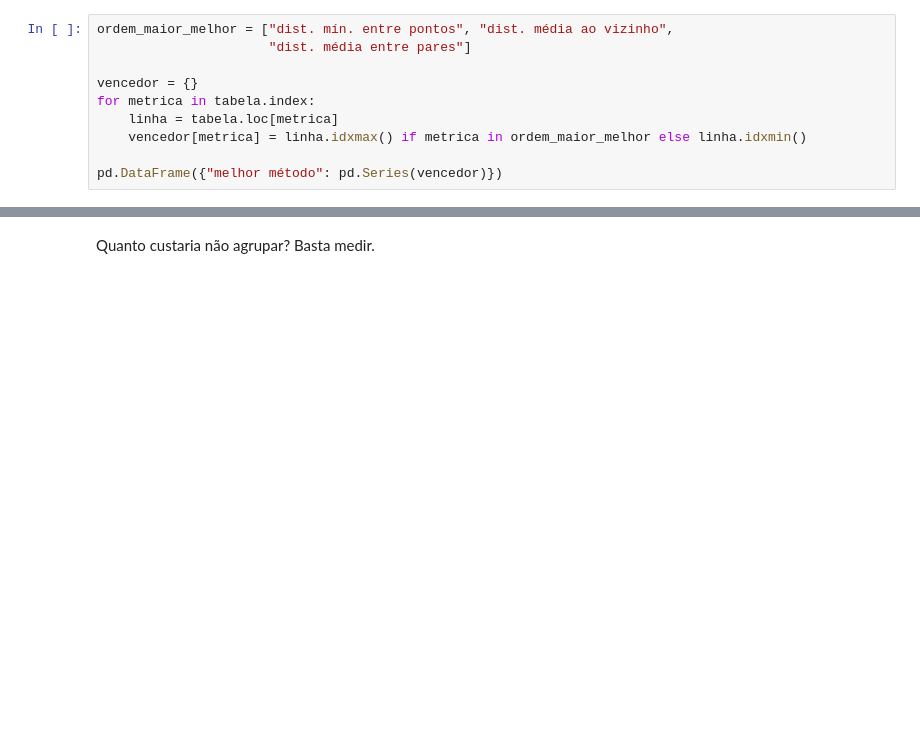
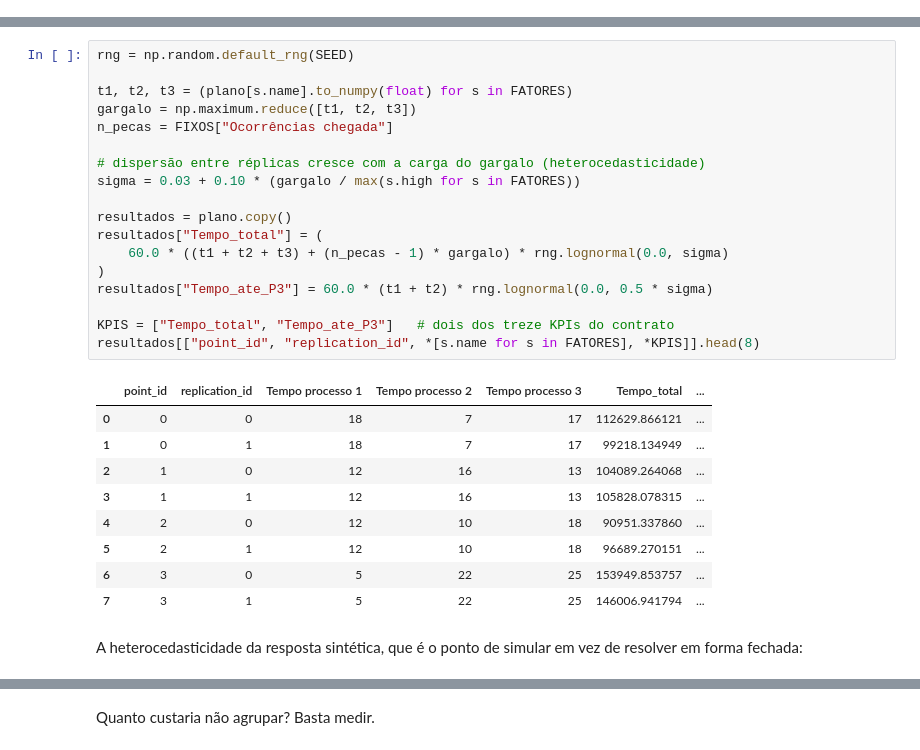
Before and after one commit to MatzkinGurza/DES-Explainable_Surrogates-FW, a Jupyter notebook: Código/notebooks/pipeline.ipynb, the cells around one changed output, grey strips where cells are left out. Saved outputs shown, nothing was run; the diff lists cells and outputs as text; blank space fills up the shorter version.

Commit message:
monografia save point before adding corrected implementation

```diff
--- a/Código/notebooks/pipeline.ipynb
+++ b/Código/notebooks/pipeline.ipynb
@@ -186,10 +0,0 @@ que a amostragem aleatória mais frequentemente deixa descoberta.
-# %%
-ordem_maior_melhor = ["dist. mín. entre pontos", "dist. média ao vizinho",
-                      "dist. média entre pares"]
-
-vencedor = {}
-for metrica in tabela.index:
-    linha = tabela.loc[metrica]
-    vencedor[metrica] = linha.idxmax() if metrica in ordem_maior_melhor else linha.idxmin()
-
-pd.DataFrame({"melhor método": pd.Series(vencedor)})
@@ -522,0 +932,31 @@ réplicas por ponto no teste : [np.int64(5)]
+# %%
+rng = np.random.default_rng(SEED)
+
+t1, t2, t3 = (plano[s.name].to_numpy(float) for s in FATORES)
+gargalo = np.maximum.reduce([t1, t2, t3])
+n_pecas = FIXOS["Ocorrências chegada"]
+
+# dispersão entre réplicas cresce com a carga do gargalo (heterocedasticidade)
+sigma = 0.03 + 0.10 * (gargalo / max(s.high for s in FATORES))
+
+resultados = plano.copy()
+resultados["Tempo_total"] = (
+    60.0 * ((t1 + t2 + t3) + (n_pecas - 1) * gargalo) * rng.lognormal(0.0, sigma)
+)
+resultados["Tempo_ate_P3"] = 60.0 * (t1 + t2) * rng.lognormal(0.0, 0.5 * sigma)
+
+KPIS = ["Tempo_total", "Tempo_ate_P3"]   # dois dos treze KPIs do contrato
+resultados[["point_id", "replication_id", *[s.name for s in FATORES], *KPIS]].head(8)
+# %% [output]
+|  | point_id | replication_id | Tempo processo 1 | Tempo processo 2 | Tempo processo 3 | Tempo_total | ... |
+| 0 | 0 | 0 | 18 | 7 | 17 | 112629.866121 | ... |
+| 1 | 0 | 1 | 18 | 7 | 17 | 99218.134949 | ... |
+| 2 | 1 | 0 | 12 | 16 | 13 | 104089.264068 | ... |
+| 3 | 1 | 1 | 12 | 16 | 13 | 105828.078315 | ... |
+| 4 | 2 | 0 | 12 | 10 | 18 | 90951.337860 | ... |
+| 5 | 2 | 1 | 12 | 10 | 18 | 96689.270151 | ... |
+| 6 | 3 | 0 | 5 | 22 | 25 | 153949.853757 | ... |
+| 7 | 3 | 1 | 5 | 22 | 25 | 146006.941794 | ... |
+# %% [markdown]
+A heterocedasticidade da resposta sintética, que é o ponto de simular em vez de resolver
+em forma fechada:
```
Also changed, not shown: parts of 106 cells of this notebook, 3 other files.
